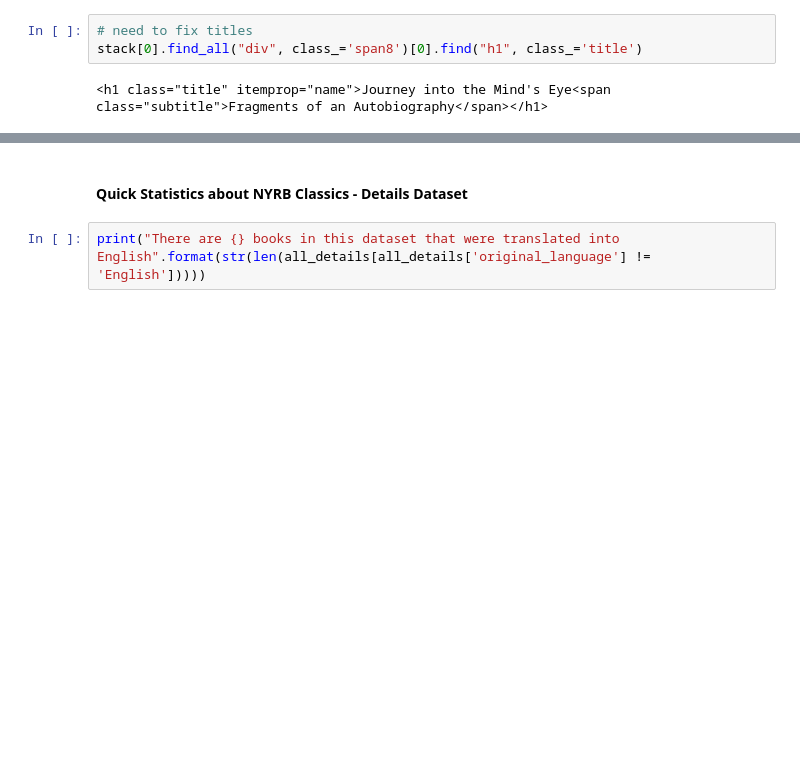
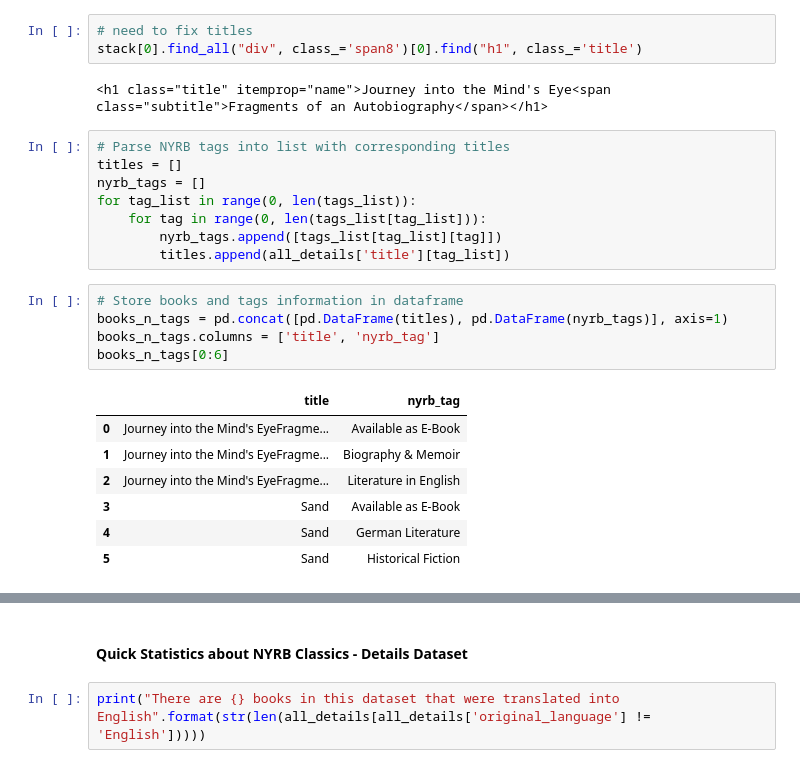
Before and after one commit to datadesk/nyrb-covers-analysis, a Jupyter notebook: scraper.ipynb, the cells around one changed output, grey strips where cells are left out. Cells and saved outputs as stored; diff of their text form; blank space fills up the shorter version.

Commit message:
nyrb tags are in

```diff
--- a/scraper.ipynb
+++ b/scraper.ipynb
@@ -195,3 +196,24 @@ all_details[0:6]
 stack[0].find_all("div", class_='span8')[0].find("h1", class_='title')
 # %% [output]
 <h1 class="title" itemprop="name">Journey into the Mind's Eye<span class="subtitle">Fragments of an Autobiography</span></h1>
+# %%
+# Parse NYRB tags into list with corresponding titles
+titles = []
+nyrb_tags = []
+for tag_list in range(0, len(tags_list)):
+    for tag in range(0, len(tags_list[tag_list])):
+        nyrb_tags.append([tags_list[tag_list][tag]])
+        titles.append(all_details['title'][tag_list])
+# %%
+# Store books and tags information in dataframe
+books_n_tags = pd.concat([pd.DataFrame(titles), pd.DataFrame(nyrb_tags)], axis=1)
+books_n_tags.columns = ['title', 'nyrb_tag']
+books_n_tags[0:6]
+# %% [output]
+|  | title | nyrb_tag |
+| 0 | Journey into the Mind's EyeFragme... | Available as E-Book |
+| 1 | Journey into the Mind's EyeFragme... | Biography & Memoir |
+| 2 | Journey into the Mind's EyeFragme... | Literature in English |
+| 3 | Sand | Available as E-Book |
+| 4 | Sand | German Literature |
+| 5 | Sand | Historical Fiction |
```
Also changed, not shown: parts of 3 cells of this notebook.
